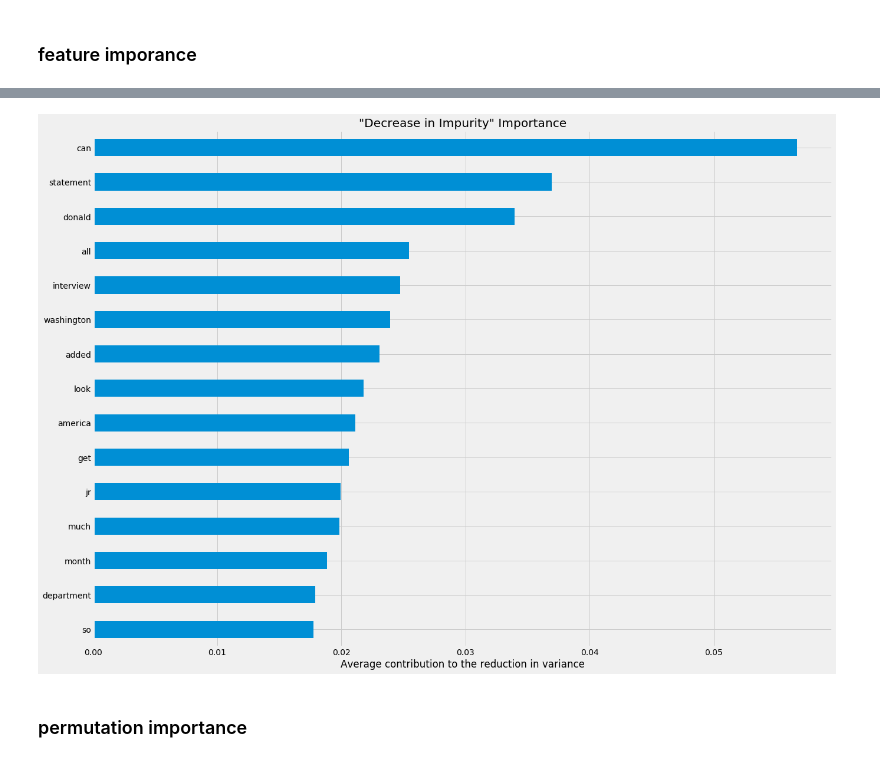
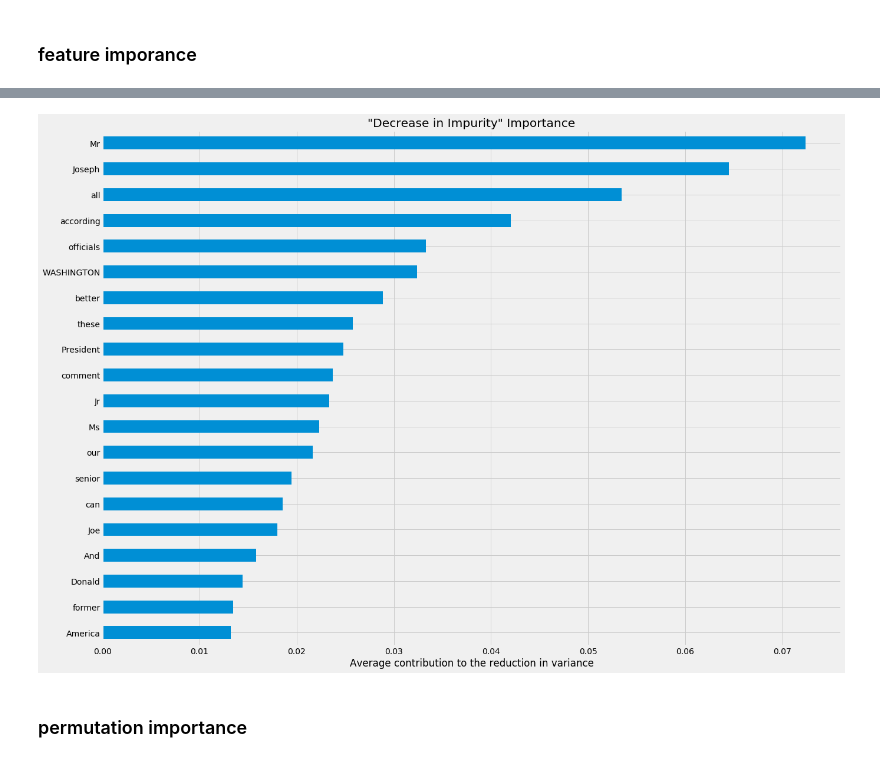
Before and after one commit to dj-betts/opinion_classifier, a Jupyter notebook: NLP_RFC/nlp.ipynb, the cells around one changed output, grey strips where cells are left out. Saved outputs shown, nothing was run; the diff lists cells and outputs as text; code cells hidden in the pictures.

```diff
--- a/NLP_RFC/nlp.ipynb
+++ b/NLP_RFC/nlp.ipynb
@@ -87,4 +135,4 @@ Wall time: 381 ms
 # %%
 %%time
-df = data.copy()
+df = df.copy()
 # %% [output]
@@ -278,8 +267,7 @@ Wall time: 5.01 µs
 #function that removes string.punctuation w/out the '?'
 def punc_strip(document):
     for char in document:
-        if char in '!"#$%&\'()*+,-./:;<=>?@[\\]^_`{|}~”’':
+        if char in '!"#$%&\'()*+—,-./:;<=>?@[\\]^_`{|}~”’':
             document = document.replace(char, " ")
-
     return document
 # %%
@@ -315,15 +278,15 @@ stop_words = ['a',
 %%time
 #create vectorizer
 
-wordnet_vectorizer = TfidfVectorizer(#input='content',
+vectorizer = TfidfVectorizer(#input='content',
 #                 encoding='utf-8',
 #                 decode_error='strict',
 #                 strip_accents='ascii',
                  lowercase=True,
                  preprocessor=punc_strip,
-                 tokenizer=wordnet_tokenize,
-#                 analyzer='word',
-                 stop_words=stop_words,
+#                 tokenizer=wordnet_tokenize,
+                 analyzer='word',
+#                 stop_words=stop_words,
 #                 token_pattern='(?u)\b\w\w+\b',
                  ngram_range=(1, 1),
                  max_df=0.9,
@@ -356,5 +319,5 @@ Wall time: 3.87 ms
 # %%
 %%time
 print(datetime.datetime.now())
-X_train =  wordnet_vectorizer.fit_transform(X_train)
+X_train =  vectorizer.fit_transform(X_train)
 # %% [output]
@@ -459,14 +424,14 @@ plot_confusion_matrix(estimator=rf_clf,
 %%time
 print(datetime.datetime.now())
 
-feat_names = wordnet_vectorizer.get_feature_names()
+feat_names = vectorizer.get_feature_names()
 feature_import = rf_clf.feature_importances_
 
-feat_scores = pd.Series(feature_import, index=feat_names)
+feat_scores = pd.Series(feature_import,
+                           index=feat_names)
 feat_scores = feat_scores.sort_values()
-
-ax = feat_scores[-15:].plot(kind='barh', figsize=(20,15))
+ax = feat_scores[-20:].plot(kind='barh', figsize=(20,15))
 ax.set_title('"Decrease in Impurity" Importance')
 ax.set_xlabel('Average contribution to the reduction in variance')
-plt.savefig('important_feat_bar');
+plt.savefig('../img/feature_imporance.png');
 # %% [output]
@@ -476,4 +441,4 @@ Wall time: 346 ms
-[figure, old version]
+[figure, new version]
 # %% [markdown]
 ### permutation importance
 # %%
```
Also changed, not shown: parts of 54 cells of this notebook, 1 other file.
